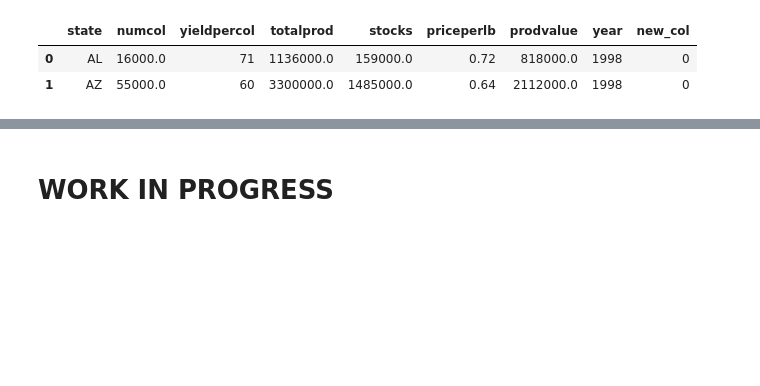
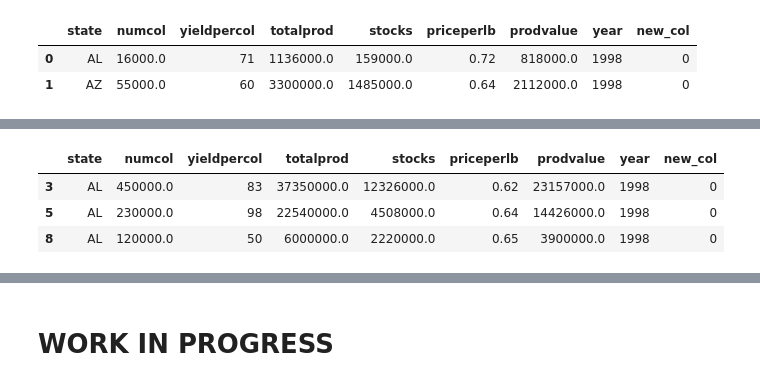
Before and after one commit to 1789291/Master-Data-Science, a Jupyter notebook: 3. Numpy, Pandas, Dataframes, Matplotlib/07_Essentials_DF_Treatment.ipynb, the cells around one changed output, grey strips where cells are left out. Drawn from its saved outputs; the diff is of its cells as text; code cells hidden in the pictures; blank space fills up the shorter version.

```diff
--- a/3. Numpy, Pandas, Dataframes, Matplotlib/07_Essentials_DF_Treatment.ipynb
+++ b/3. Numpy, Pandas, Dataframes, Matplotlib/07_Essentials_DF_Treatment.ipynb
@@ -103,0 +130,12 @@ df.head(2)
+# %%
+# Filtrado por una condición más compleja (II)
+
+state_AL = (df['state'] == 'AL')
+big = df['numcol'] > 100000
+
+df[state_AL & big].head(3)
+# %% [output]
+|  | state | numcol | yieldpercol | totalprod | stocks | priceperlb | prodvalue | year | new_col |
+| 3 | AL | 450000.0 | 83 | 37350000.0 | 12326000.0 | 0.62 | 23157000.0 | 1998 | 0 |
+| 5 | AL | 230000.0 | 98 | 22540000.0 | 4508000.0 | 0.64 | 14426000.0 | 1998 | 0 |
+| 8 | AL | 120000.0 | 50 | 6000000.0 | 2220000.0 | 0.65 | 3900000.0 | 1998 | 0 |
```
Also changed, not shown: parts of 19 cells of this notebook.
